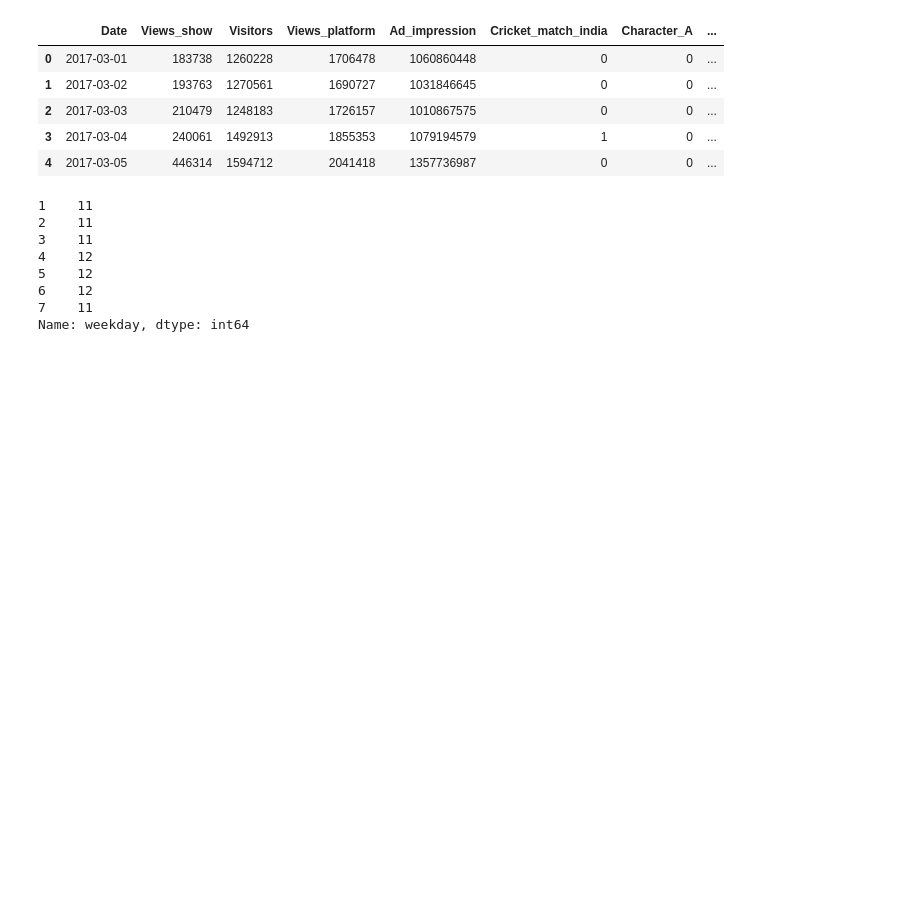
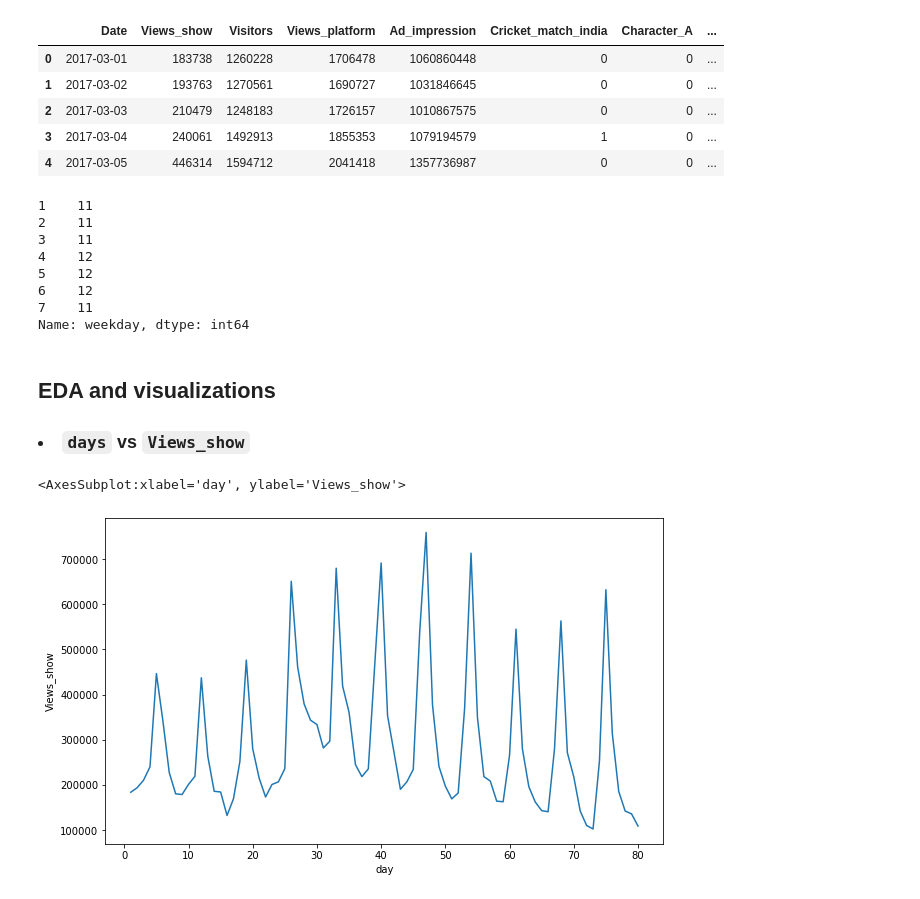
Before and after one commit to vivekkum-ar/Media-Company-Linear-Regression, a Jupyter notebook: Media-Company-Case-Study.ipynb, the cells around one changed output. Cells and saved outputs as stored; diff of their text form; code cells hidden in the pictures; blank space fills up the shorter version.

Commit message:
EDA and visualizations (I)

```diff
--- a/Media-Company-Case-Study.ipynb
+++ b/Media-Company-Case-Study.ipynb
@@ -141,3 +141,15 @@ media.weekday.value_counts().sort_index(ascending=True)
 6    12
 7    11
 Name: weekday, dtype: int64
+# %% [markdown]
+## EDA and visualizations
+
+### <li><code>days</code> vs <code>Views_show</code>
+# %%
+plt.figure(figsize=(10, 6))
+# media.plot.line(x='day', y='Views_show')
+sns.lineplot(data=media, x=media.day, y=media.Views_show)
+# plt.legend(title='days vs Views_show', loc='upper right', labels=['Views'])
+# %% [output]
+<AxesSubplot:xlabel='day', ylabel='Views_show'>
+[figure, added]
```
Also changed, not shown: parts of 4 cells of this notebook, 1 other file.
